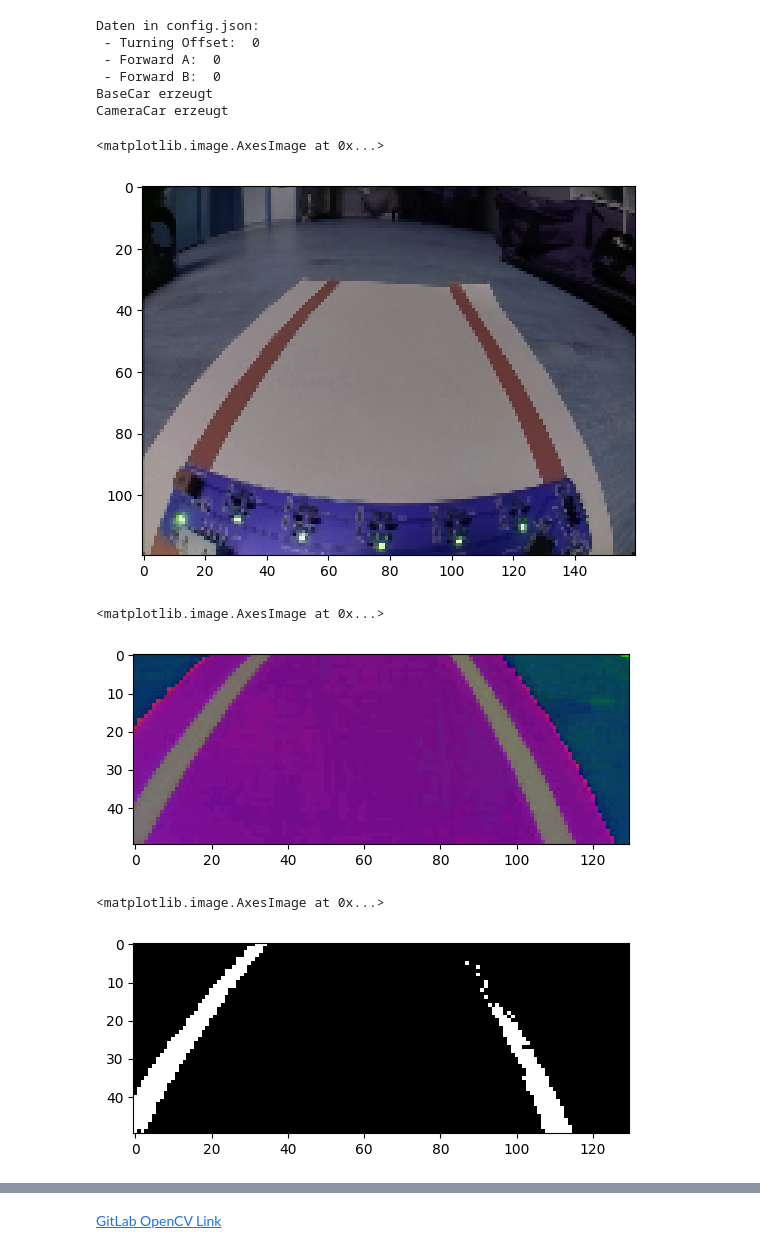
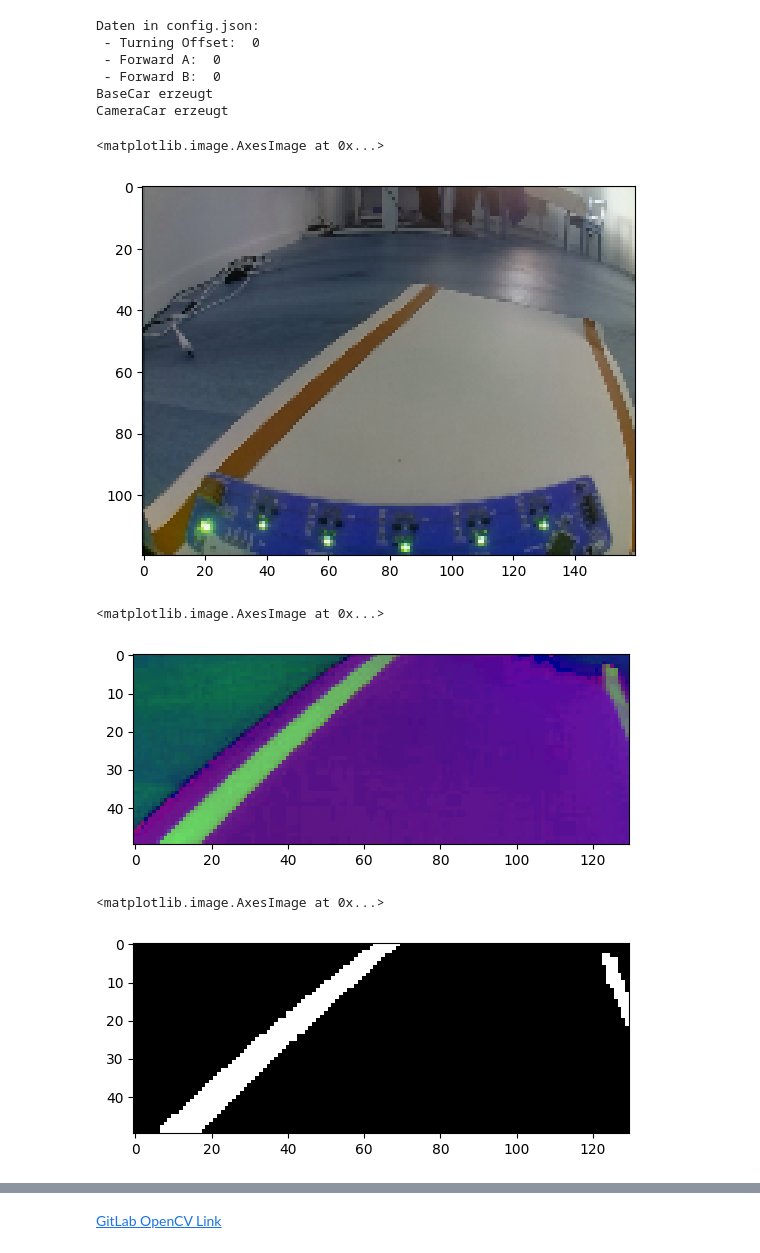
Before and after one commit to svenkll/C2C_PP_02, a Jupyter notebook: Testing.ipynb, the cells around one changed output, grey strips where cells are left out. Cells and saved outputs as stored; diff of their text form; code cells hidden in the pictures.

```diff
--- a/Testing.ipynb
+++ b/Testing.ipynb
@@ -44,28 +44,28 @@ Daten in config.json:
 BaseCar erzeugt
 CameraCar erzeugt
 # %%
-img = cv2.imread("/home/pi/Desktop/git/C2C_PP_02/Bild.jpg")
+img = cv2.imread("/home/pi/Desktop/git/C2C_PP_02/pictures/Bild.jpg")
 img_small = cv2.resize(img, None, fx=0.25, fy=0.25)
 plt.imshow(img_small)
 # %% [output]
 <matplotlib.image.AxesImage at 0x...>
-[figure, old version]
+[figure, new version]
 # %%
 img_cropped = img_small.copy()[40:90, 20:150, :]
 hsv = cv2.cvtColor(img_cropped,cv2.COLOR_BGR2HSV)
 plt.imshow(hsv)
 # %% [output]
 <matplotlib.image.AxesImage at 0x...>
-[figure, old version]
+[figure, new version]
 # %%
-lower_blue = np.array([90, 100, 100])
+lower_blue = np.array([90, 60, 60])
 upper_blue = np.array([130, 255, 255])
 
 img_filtered = cv2.inRange(hsv, lower_blue, upper_blue)
 plt.imshow(img_filtered, cmap="gray")
 # %% [output]
 <matplotlib.image.AxesImage at 0x...>
-[figure, old version]
+[figure, new version]
 # %%
 img_median_blur = cv2.medianBlur(img_filtered, 7)
 plt.imshow(img_median_blur)
```
Also changed, not shown: parts of 12 cells of this notebook, 3 other files.
